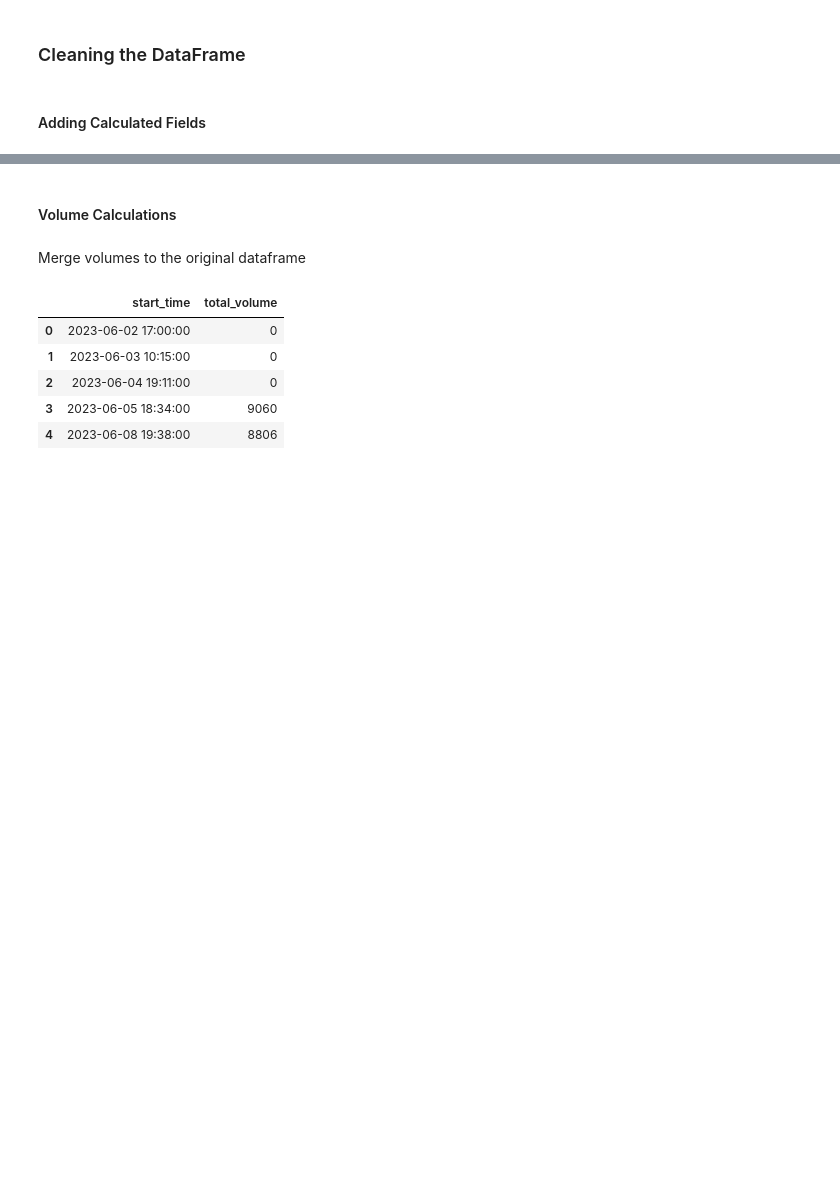
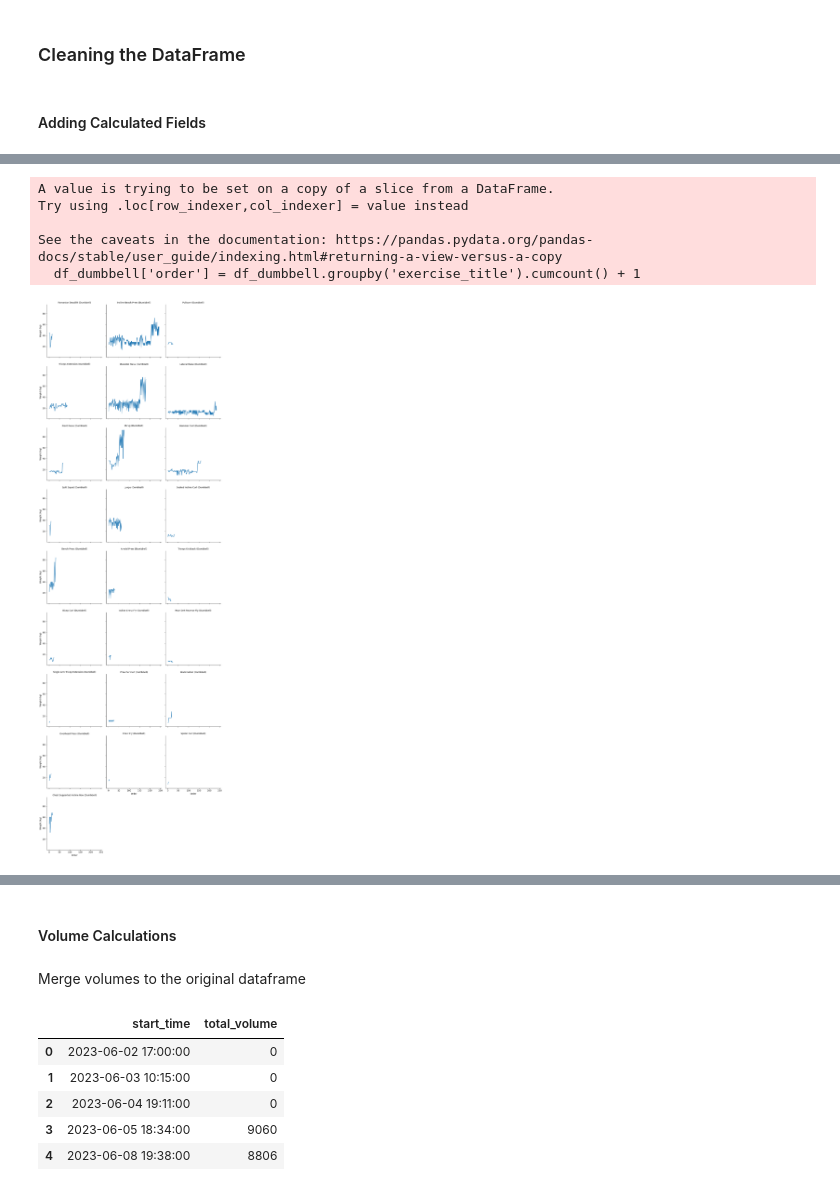
Before and after one commit to GuTory/workout-analysis, a Jupyter notebook: workout.ipynb, the cells around one changed output, grey strips where cells are left out. Saved outputs shown, nothing was run; the diff lists cells and outputs as text; code cells hidden in the pictures; blank space fills up the shorter version.

```diff
--- a/workout.ipynb
+++ b/workout.ipynb
@@ -133,0 +138,24 @@ df.head()
+# %%
+df_dumbbell = df[df.equipment == 'Dumbbell']
+
+# Add an index column grouped by each exercise for plotting order
+df_dumbbell['order'] = df_dumbbell.groupby('exercise_title').cumcount() + 1
+
+# Create a FacetGrid for the faceted plot
+g = sns.FacetGrid(df_dumbbell, col='exercise_title', col_wrap=3, height=4, sharex=True, sharey=True)
+
+# Map the weight_kg data to the grid using the order as x-axis
+g.map(sns.lineplot, 'order', 'weight_kg')
+
+g.set_axis_labels('Order', 'Weight (kg)')
+g.set_titles('{col_name}')
+g.tight_layout()
+
+plt.show()
+# %% [output]
+A value is trying to be set on a copy of a slice from a DataFrame.
+Try using .loc[row_indexer,col_indexer] = value instead
+
+See the caveats in the documentation: https://pandas.pydata.org/pandas-docs/stable/user_guide/indexing.html#returning-a-view-versus-a-copy
+  df_dumbbell['order'] = df_dumbbell.groupby('exercise_title').cumcount() + 1
+[figure, added]
```
Also changed, not shown: parts of 4 cells of this notebook.
